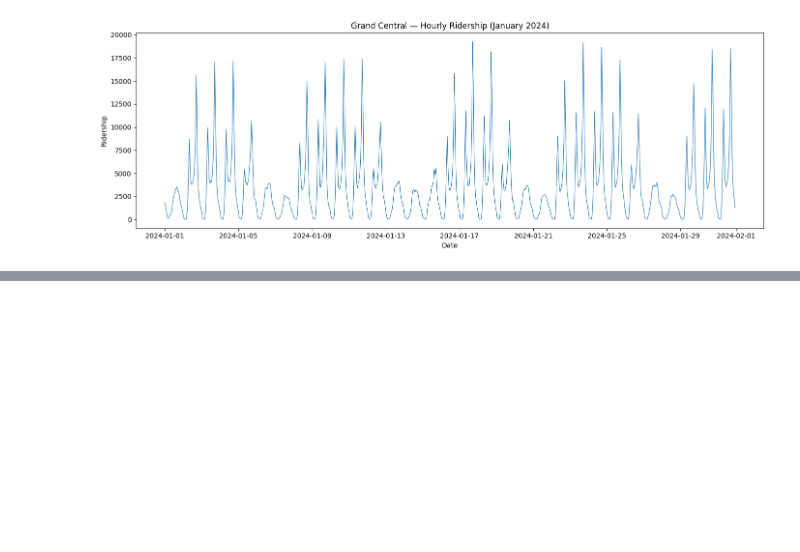
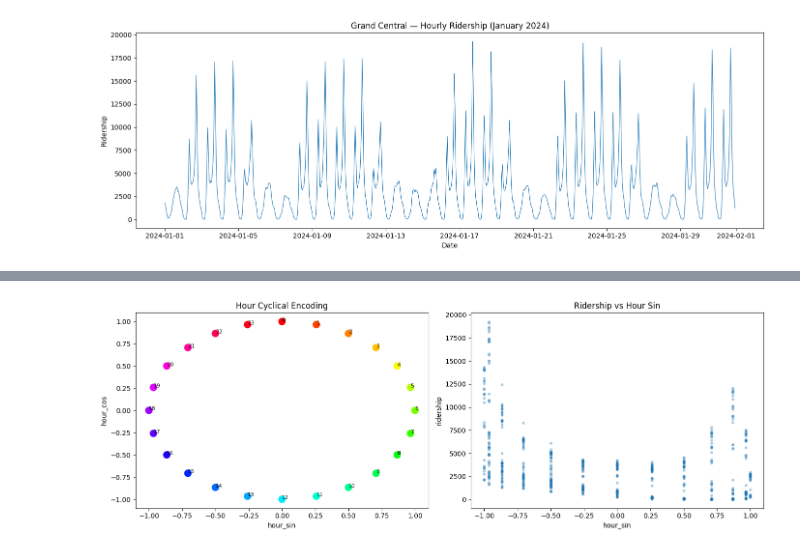
Before and after one commit to zhou-ray/mta-congestion, a Jupyter notebook: notebooks/exploration.ipynb, the cells around one changed output, grey strips where cells are left out. Cells and saved outputs as stored; diff of their text form; code cells hidden in the pictures; blank space fills up the shorter version.

```diff
--- a/notebooks/exploration.ipynb
+++ b/notebooks/exploration.ipynb
@@ -120,0 +131,11 @@ plt.show()
+# %%
+from src.query import get_hourly_ridership
+from src.features import add_time_features
+
+df = get_hourly_ridership(
+    station="Grand Central-42 St (S,4,5,6,7)",
+    start="2024-01-01",
+    end="2024-02-01"
+)
+df = add_time_features(df)
+df.head()
@@ -120,0 +149,27 @@ plt.show()
+# %%
+import numpy as np
+
+fig, axes = plt.subplots(1, 2, figsize=(14, 5))
+
+# Hour encoding
+hours = range(24)
+hour_sin = [np.sin(2 * np.pi * h / 24) for h in hours]
+hour_cos = [np.cos(2 * np.pi * h / 24) for h in hours]
+
+axes[0].scatter(hour_sin, hour_cos, c=hours, cmap='hsv', s=100)
+for h in hours:
+    axes[0].annotate(str(h), (hour_sin[h], hour_cos[h]), fontsize=8)
+axes[0].set_title('Hour Cyclical Encoding')
+axes[0].set_xlabel('hour_sin')
+axes[0].set_ylabel('hour_cos')
+
+# Ridership by hour_sin — does the model see a clean signal?
+axes[1].scatter(df['hour_sin'], df['ridership'], alpha=0.3, s=10)
+axes[1].set_title('Ridership vs Hour Sin')
+axes[1].set_xlabel('hour_sin')
+axes[1].set_ylabel('ridership')
+
+plt.tight_layout()
+plt.show()
+# %% [output]
+[figure, added]
```
Also changed, not shown: parts of 11 cells of this notebook, 4 other files.
